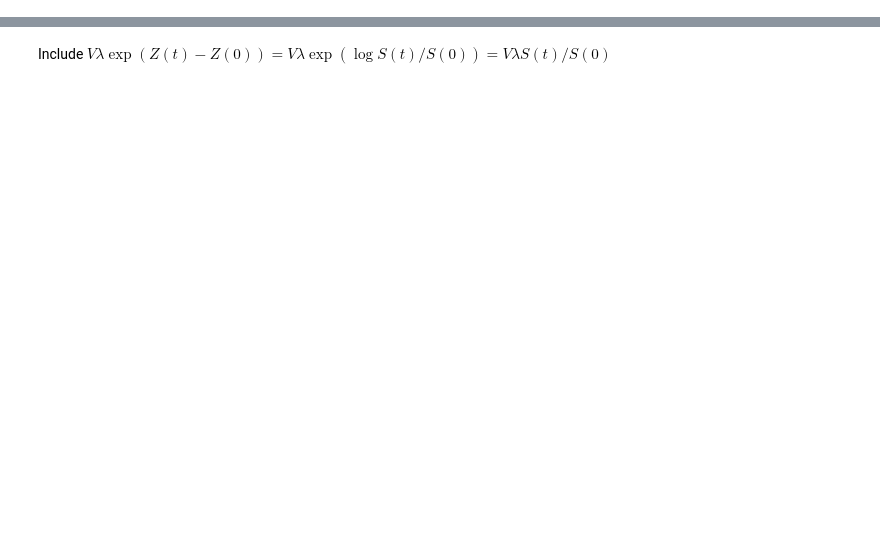
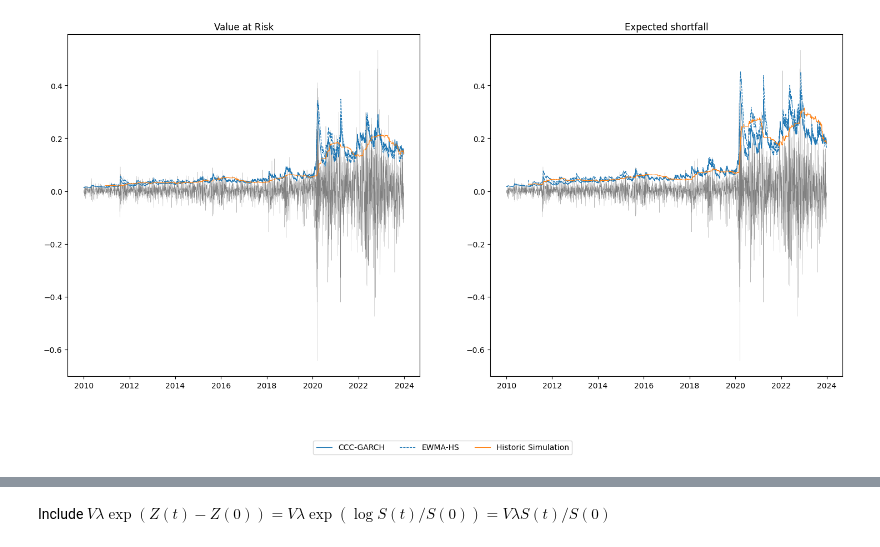
Before and after one commit to DaanZunnenberg/RiskFunctions, a Jupyter notebook: Assignment_1/Updated_version/QFRM_Assignment1.ipynb, the cells around one changed output, grey strips where cells are left out. Cells and saved outputs as stored; diff of their text form; code cells hidden in the pictures; blank space fills up the shorter version.

```diff
--- a/Assignment_1/Updated_version/QFRM_Assignment1.ipynb
+++ b/Assignment_1/Updated_version/QFRM_Assignment1.ipynb
@@ -18,0 +462,31 @@ from typing import Any, Callable
+# %%
+VaR_ES_Historic_Simulation = Historic_Simulation(portfolio_loss, window_size, weights, .95)
+# %%
+EWMA_HS = filtered_HS(ind_loss, weights, .95, window_size)
+GARCH = GARCH_portfolio_variance(ind_loss, weights = weights)
+VaR_GARCH = GARCH_VaR(GARCH, .95, stats.norm.ppf)
+ES_GARCH = Var_Cov_ES(GARCH, .95, stats.norm)
+ES_GARCH = pd.DataFrame(ES_GARCH, index = ind_loss.index)
+# %%
+fig, axs = plt.subplots(1, 2, figsize = (18, 8))
+# fig, axs = plt.subplots(1, 2, figsize = (8.2543, 8.2543 / 3))
+axs[1].set_title('Expected shortfall')
+axs[1].plot(portfolio_loss, lw = .2, c = 'black', alpha = .5)
+axs[1].plot(portfolio_loss.index, ES_GARCH, label = 'CCC-GARCH', lw = .8, c = 'C0')
+axs[1].plot(EWMA_HS.ES, label = 'EWMA-HS', lw = .8, c = 'C0', ls = 'dashed')
+axs[1].plot(VaR_ES_Historic_Simulation.ES, label = 'Historic Simulation', lw = .8, c = 'C1')
+# axs[1].plot(portfolio_sliced.index, ES_data_GARCH, label = 'GARCH', c = 'C2', ls = '-', lw = .8)
+# axs[1].legend()
+
+axs[0].set_title('Value at Risk')
+axs[0].plot(portfolio_loss, lw = .2, c = 'black', alpha = .5)
+axs[0].plot(portfolio_loss.index, VaR_GARCH, label = 'CCC-GARCH', c = 'C0', lw = .8)
+axs[0].plot(EWMA_HS.VaR, label = 'EWMA-HS', lw = .8, c = 'C0', ls = 'dashed')
+axs[0].plot(VaR_ES_Historic_Simulation.VaR, label = 'Historic Simulation', lw = .8, c = 'C1')
+# axs[0].legend(bbox_to_anchor=(0.5, -.3), loc='center', ncol=5)
+lines_labels = [ax.get_legend_handles_labels() for ax in fig.axes][:1]
+lines, labels = [sum(lol, []) for lol in zip(*lines_labels)][:2]
+fig.legend(lines, labels, bbox_to_anchor=(0.5, -.05), loc='center', ncol=4)
+plt.show()
+# %% [output]
+[figure, added]
```
Also changed, not shown: parts of 40 cells of this notebook.
